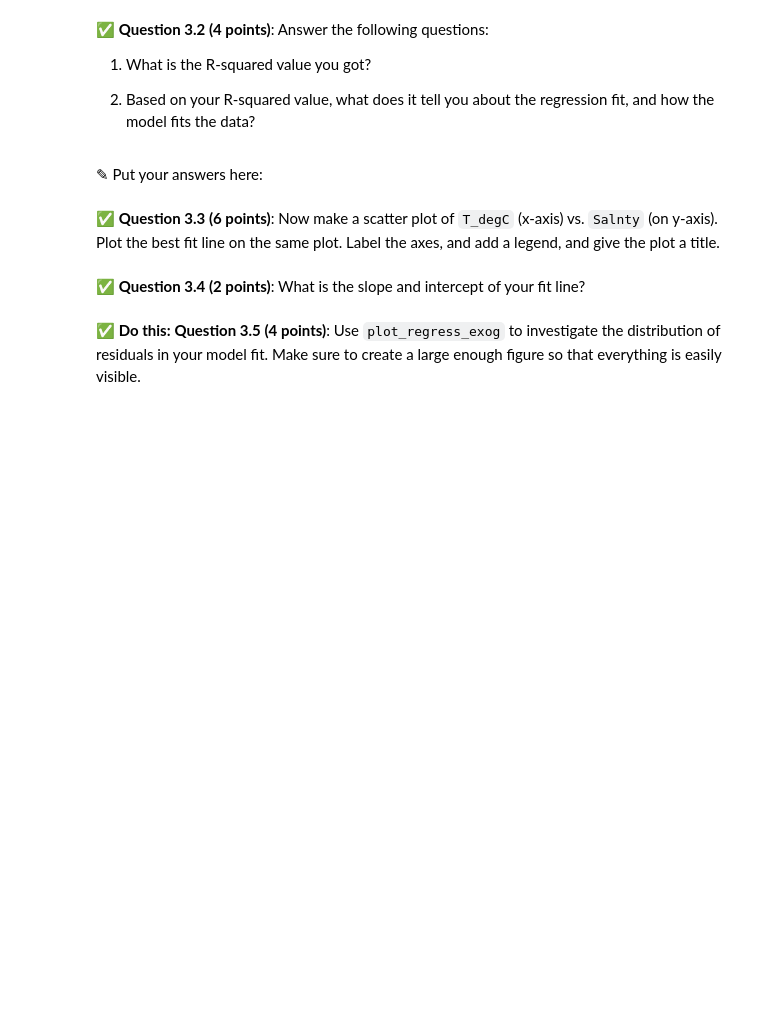
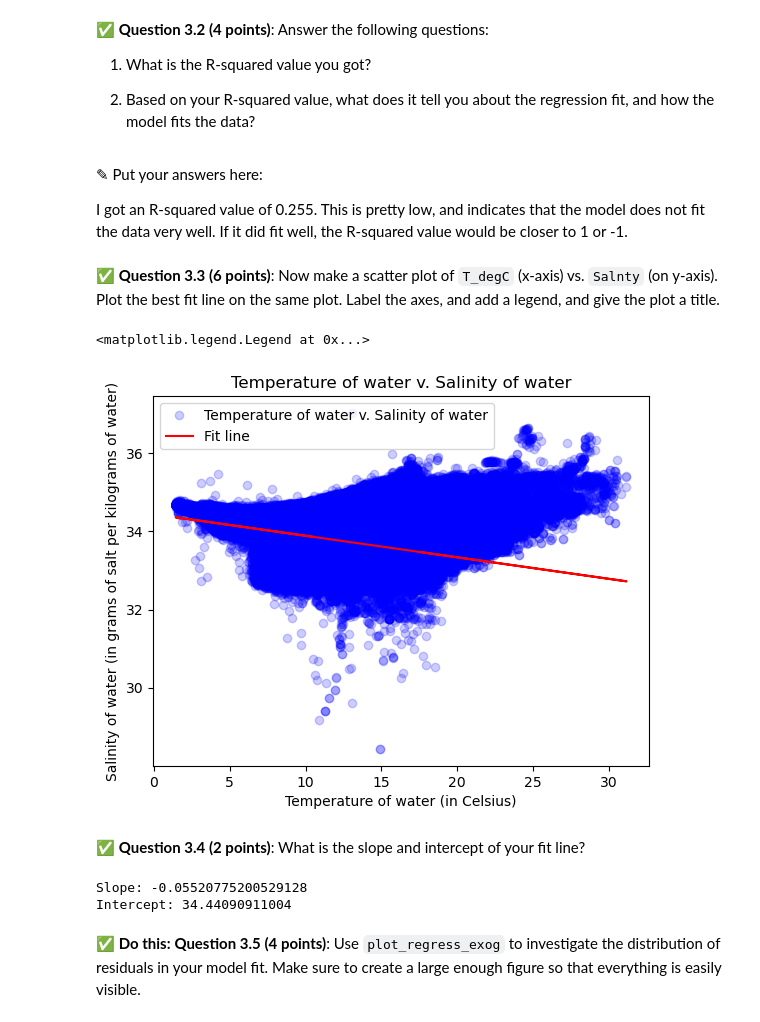
Before and after one commit to jackcienkus/CMSE202-s25-turnin, a Jupyter notebook: hw-03/HW-03_Regression-S25-STUDENT.ipynb, the cells around one changed output. Drawn from its saved outputs; the diff is of its cells as text; code cells hidden in the pictures; blank space fills up the shorter version.

```diff
--- a/hw-03/HW-03_Regression-S25-STUDENT.ipynb
+++ b/hw-03/HW-03_Regression-S25-STUDENT.ipynb
@@ -158,0 +157,13 @@ In this part, we'll perform some one-variable linear and polynomial regression a
+# %%
+# Put your code here
+import numpy as np
+import statsmodels.api as sm
+
+x = np.array(book1_data.iloc[:,0]) # this is the T_degC values
+y = np.array(book1_data.iloc[:,1]) # this is the Salnty values
+
+x_with_cnst = sm.add_constant(x)
+
+model = sm.OLS(y, x_with_cnst)
+results = model.fit()
+print(results.summary())
@@ -162,7 +191,9 @@ In this part, we'll perform some one-variable linear and polynomial regression a
 1. What is the R-squared value you got?
 
 2. Based on your R-squared value, what does it tell you about the regression fit, and how the model fits the data?
-# %% [markdown]
-<font size=+3>&#9998;</font> Put your answers here:
+# %% [markdown]
+<font size=+3>&#9998;</font> Put your answers here:
+
+I got an R-squared value of 0.255. This is pretty low, and indicates that the model does not fit the data very well. If it did fit well, the R-squared value would be closer to 1 or -1.
 # %% [markdown]
 &#9989;  **Question 3.3 (6 points)**: Now make a scatter plot of `T_degC` (x-axis) vs. `Salnty` (on y-axis). Plot the best fit line on the same plot. Label the axes, and add a legend, and give the plot a title.
@@ -171,2 +200,15 @@ In this part, we'll perform some one-variable linear and polynomial regression a
+# %%
+# Put your code here
+import matplotlib.pyplot as plt
+
+plt.plot(x, y, 'bo', label="Temperature of water v. Salinity of water", alpha=0.2)
+plt.plot(x, results.fittedvalues, 'r', label="Fit line")
+plt.xlabel("Temperature of water (in Celsius)")
+plt.ylabel("Salinity of water (in grams of salt per kilograms of water)")
+plt.title("Temperature of water v. Salinity of water")
+plt.legend()
+# %% [output]
+<matplotlib.legend.Legend at 0x...>
+[figure, added]
 # %% [markdown]
 &#9989;  **Question 3.4 (2 points)**: What is the slope and intercept of your fit line?
@@ -175,2 +215,10 @@ In this part, we'll perform some one-variable linear and polynomial regression a
+# %%
+# Put code here.
+### note: i found these values by pressing tab after the dot operator on results.
+print("Slope:", results.params[1])
+print("Intercept:", results.params[0])
+# %% [output]
+Slope: -0.05520775200529128
+Intercept: 34.44090911004
 # %% [markdown]
 **&#9989; Do this:** **Question 3.5 (4 points)**: Use `plot_regress_exog` to investigate the distribution of residuals in your model fit. Make sure to create a large enough figure so that everything is easily visible.
```
Also changed, not shown: parts of 7 cells of this notebook.
